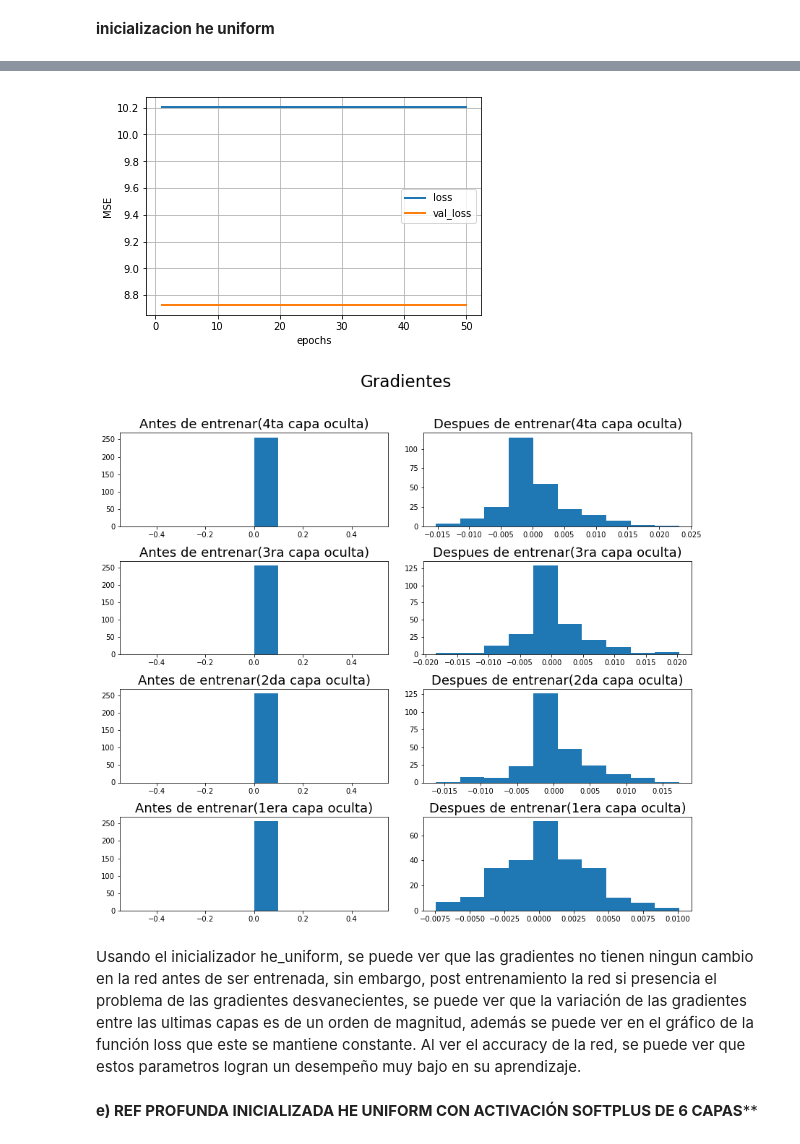
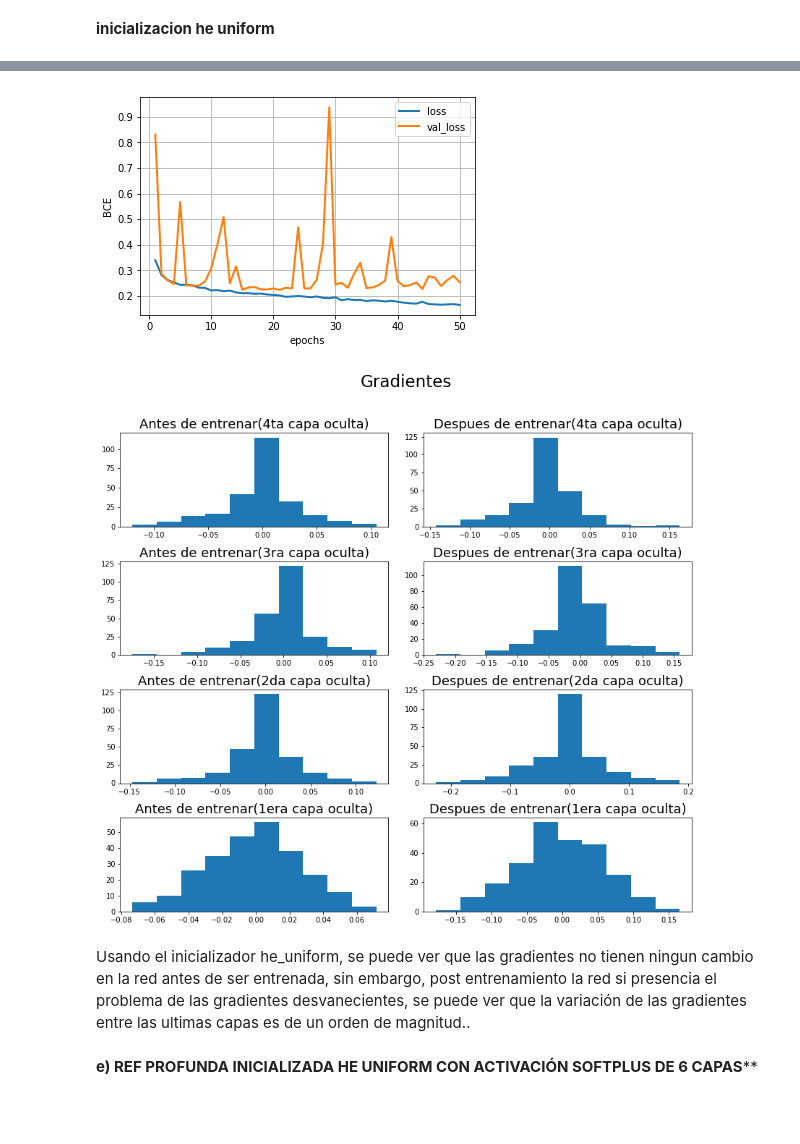
Before and after one commit to Fran-Ramirez/Tarea1-Neuronales, a Jupyter notebook: Pregunta 2.ipynb, the cells around one changed output, grey strips where cells are left out. Cells and saved outputs as stored; diff of their text form; code cells hidden in the pictures; blank space fills up the shorter version.

```diff
--- a/Pregunta 2.ipynb
+++ b/Pregunta 2.ipynb
@@ -353,18 +367,23 @@ model.add(Dense(256, kernel_initializer='uniform',activation='relu'))
 model.add(Dense(1, kernel_initializer='uniform',activation='sigmoid'))
 sgd = SGD(lr=0.01)
 model.compile(optimizer=sgd,loss='binary_crossentropy',metrics=['accuracy'])
-loss = keras.losses.mean_squared_error(model.output,y_train)
+
+###calculate gradients
+
+y_train_t = tf.convert_to_tensor(y_train, np.float32)
+y_train_t = tf.reshape(y_train_t, [len(y_train),1])
+loss = keras.losses.binary_crossentropy(model.output,y_train_t)
 listOfVariableTensors = model.trainable_weights
-
 gradients = K.gradients(loss, listOfVariableTensors) #We can now calculate the gradients.
 sess = K.get_session()
-evaluated_gradients = sess.run(gradients,feed_dict={model.input:X_train})
+evaluated_gradients = sess.run(gradients,feed_dict={model.input:X_train_scaled})
 evaluated_gradients = [gradient/len(y_train) for gradient in evaluated_gradients]
 
-hist = model.fit(X_train, y_train, epochs=50, verbose=1, validation_split=0.2)
+#entrenamiento
+hist = model.fit(X_train_scaled, y_train, epochs=50, verbose=1, validation_split=0.2)
 
-#gradientes final
-final_loss = tf.keras.losses.mean_squared_error(model.output,y_train)
+#gradiente salida
+final_loss = keras.losses.binary_crossentropy(model.output,y_train_t)
 final_listOfVariableTensors = model.trainable_weights
 final_gradients = K.gradients(final_loss, final_listOfVariableTensors)
 sess = K.get_session()
@@ -460,18 +479,23 @@ model.add(Dense(256, kernel_initializer='he_uniform',activation='relu'))
 model.add(Dense(1, kernel_initializer='he_uniform',activation='sigmoid'))
 sgd = SGD(lr=0.01)
 model.compile(optimizer=sgd,loss='binary_crossentropy', metrics=['accuracy'])
-loss = keras.losses.mean_squared_error(model.output,y_train)
+
+###calculate gradients
+
+y_train_t = tf.convert_to_tensor(y_train, np.float32)
+y_train_t = tf.reshape(y_train_t, [len(y_train),1])
+loss = keras.losses.binary_crossentropy(model.output,y_train_t)
 listOfVariableTensors = model.trainable_weights
-
 gradients = K.gradients(loss, listOfVariableTensors) #We can now calculate the gradients.
 sess = K.get_session()
-evaluated_gradients = sess.run(gradients,feed_dict={model.input:X_train})
+evaluated_gradients = sess.run(gradients,feed_dict={model.input:X_train_scaled})
 evaluated_gradients = [gradient/len(y_train) for gradient in evaluated_gradients]
 
-hist = model.fit(X_train, y_train, epochs=50, verbose=1, validation_split=0.2)
+#entrenamiento
+hist = model.fit(X_train_scaled, y_train, epochs=50, verbose=1, validation_split=0.2)
 
-#gradientes final
-final_loss = tf.keras.losses.mean_squared_error(model.output,y_train)
+#gradiente salida
+final_loss = keras.losses.binary_crossentropy(model.output,y_train_t)
 final_listOfVariableTensors = model.trainable_weights
 final_gradients = K.gradients(final_loss, final_listOfVariableTensors)
 sess = K.get_session()
@@ -498,20 +522,20 @@ Epoch 50/50
 # %%
 listaloss = []
 listaval = []
 for i in range(50):
     listaloss.append(hist.history['loss'][i])
     listaval.append(hist.history['val_loss'][i])
 
 plt.plot(range(51)[1:],listaloss,label='loss', linewidth=2)
 plt.plot(range(51)[1:],listaval,label='val_loss', linewidth=2)
 
 plt.legend(['loss', 'val_loss'])
-plt.ylabel('MSE')
+plt.ylabel('BCE')
 plt.xlabel('epochs')
 plt.grid(1)
 plt.show()
 # %% [output]
-[figure, old version]
+[figure, new version]
 # %%
 plt.figure(1, figsize=(12,10))
 plt.suptitle("Gradientes", fontsize=23, y=1.07)
@@ -551,9 +575,9 @@ plt.hist(final_evaluated_gradients[1])
 plt.tight_layout()
 plt.show()
 # %% [output]
-[figure, old version]
+[figure, new version]
 # %% [markdown]
-Usando el inicializador he_uniform, se puede ver que las gradientes no tienen ningun cambio en la red antes de ser entrenada, sin embargo, post entrenamiento la red si presencia el problema de las gradientes desvanecientes, se puede ver que la variación de las gradientes entre las ultimas capas es de un orden de magnitud, además se puede ver en el gráfico de la función loss que este se mantiene constante. Al ver el accuracy de la red, se puede ver que estos parametros logran un desempeño muy bajo en su aprendizaje.
+Usando el inicializador he_uniform, se puede ver que las gradientes no tienen ningun cambio en la red antes de ser entrenada, sin embargo, post entrenamiento la red si presencia el problema de las gradientes desvanecientes, se puede ver que la variación de las gradientes entre las ultimas capas es de un orden de magnitud..
 # %% [markdown]
 **e) REF PROFUNDA INICIALIZADA HE UNIFORM CON ACTIVACIÓN SOFTPLUS DE 6 CAPAS****
 # %%
```
Also changed, not shown: parts of 38 cells of this notebook.
